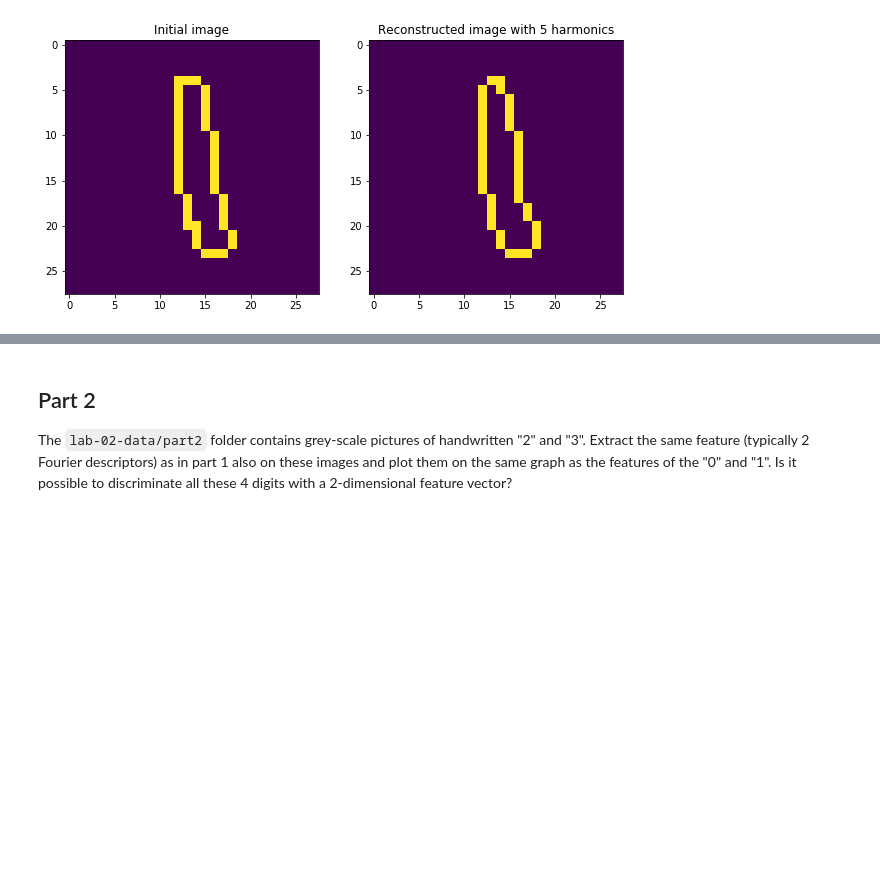
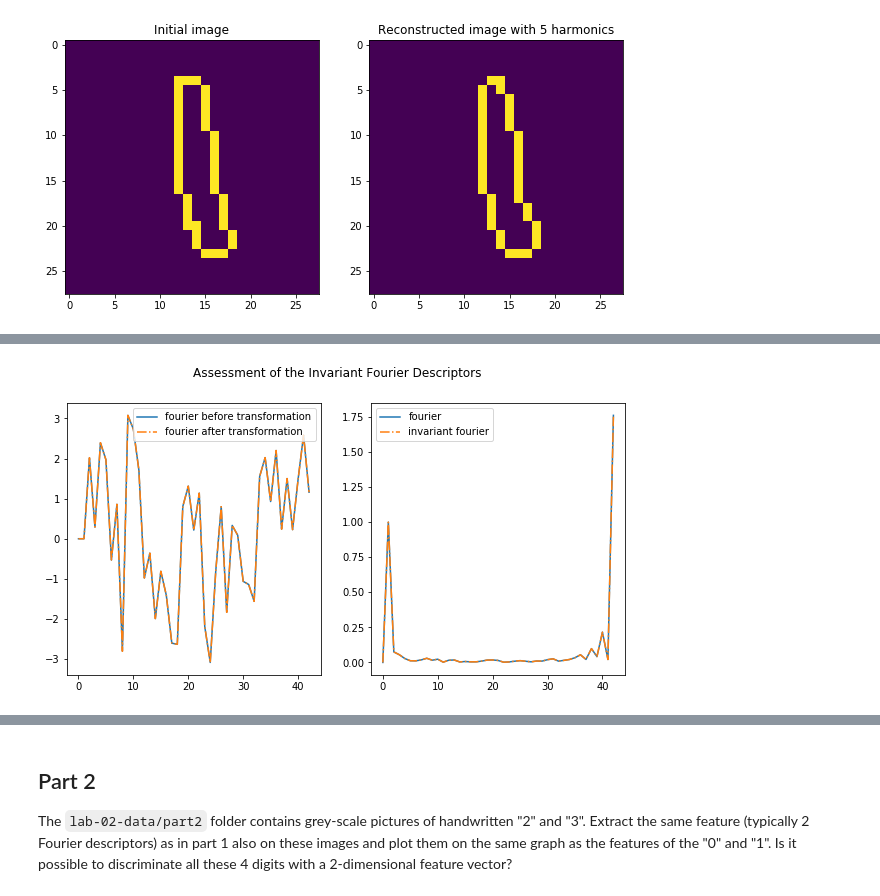
Before and after one commit to arthurBricq/ImageAnalysisLabs, a Jupyter notebook: lab02/lab_02_object_description.ipynb, the cells around one changed output, grey strips where cells are left out. Saved outputs shown, nothing was run; the diff lists cells and outputs as text; code cells hidden in the pictures; blank space fills up the shorter version.

```diff
--- a/lab02/lab_02_object_description.ipynb
+++ b/lab02/lab_02_object_description.ipynb
@@ -174,0 +170,50 @@ To have a good classification, we must use a good feature vector $x_{features}$,
+# %%
+### Transformation parameters
+# 1. rotation
+theta = np.pi/4 * 0
+R_rot = np.array([[np.cos(theta), np.sin(theta)], [-np.sin(theta), np.cos(theta)]])
+# 2. scalling
+a = 1.3
+R_sca = np.array([[a,0],[0,a]])
+# 3. translation
+tx = 2
+ty = 0
+# 4. Starting point
+k_0 = 1
+
+### Construct the fourier descriptors
+img = ones[1]
+X1, Y1 = imPro.get_outmost_contour(img)
+contour1 = np.column_stack([X1, Y1])
+R = R_sca @ R_rot
+contour2 = contour1 @ R
+contour2 = contour2 + tx + 1j*ty
+X2, Y2 = contour2[:, 0], contour2[:, 1]
+if k_0 > 0:
+    X2 = np.concatenate((X2[k_0:],X2[0:k_0]))
+    Y2 = np.concatenate((Y2[k_0:],Y2[0:k_0]))
+
+signal1 = X1 + 1j * Y1
+fourier1 = np.fft.fft(signal1)
+signal2 = X2 + 1j * Y2
+fourier2 = np.fft.fft(signal2)
+
+### Make fourier Invariant
+fourier1_n = imPro.translation_invariance(fourier1)
+fourier2_n = imPro.translation_invariance(fourier2)
+fourier1_n = imPro.scaling_invariance(fourier1)
+fourier2_n = imPro.scaling_invariance(fourier2)
+fourier1_n = imPro.starting_point_invariance(fourier1_n)
+fourier2_n = imPro.starting_point_invariance(fourier2_n)
+
+# Plotting all this
+fig, axs = plt.subplots(1,2,figsize=(10,5))
+axs[0].plot(np.angle(fourier1_n), label = 'fourier before transformation')
+axs[0].plot(np.angle(fourier2_n),'-.', label = 'fourier after transformation')
+axs[1].plot(np.abs(fourier1_n), label = 'fourier')
+axs[1].plot(np.abs(fourier2_n),'-.', label = 'invariant fourier')
+axs[0].legend();
+axs[1].legend();
+fig.suptitle('Assessment of the Invariant Fourier Descriptors');
+# %% [output]
+[figure, added]
```
Also changed, not shown: parts of 13 cells of this notebook, 3 other files.
